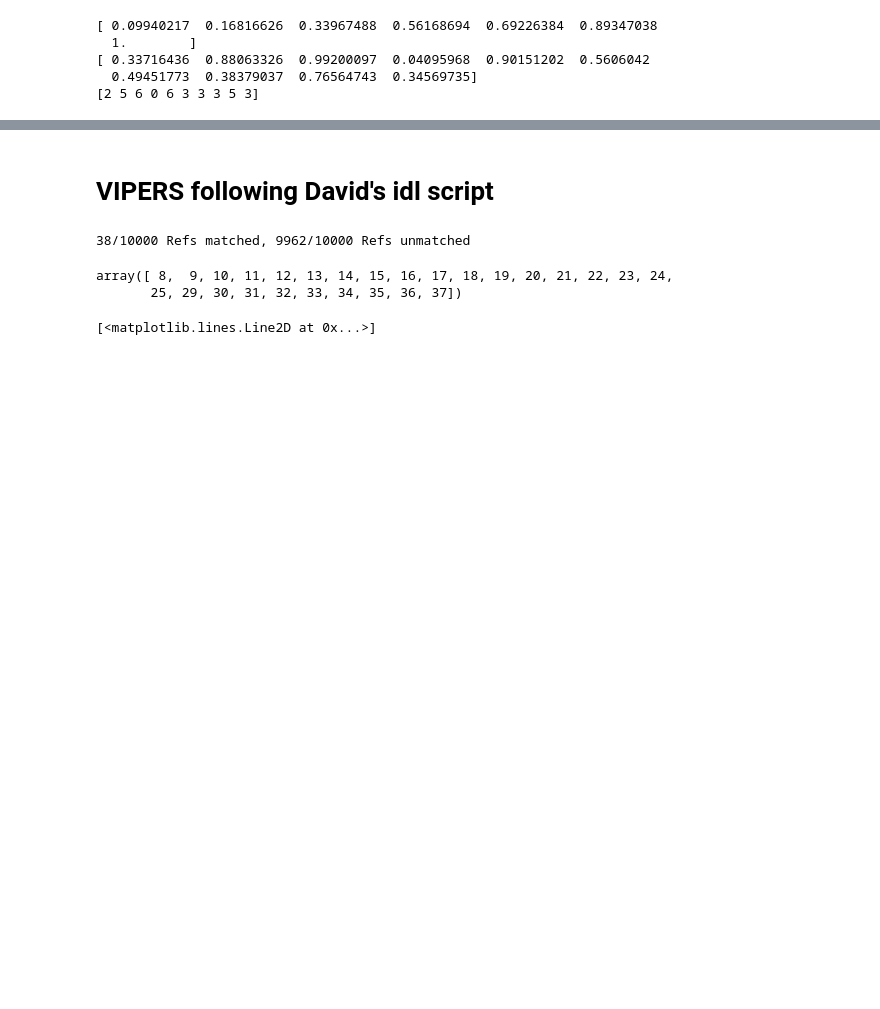
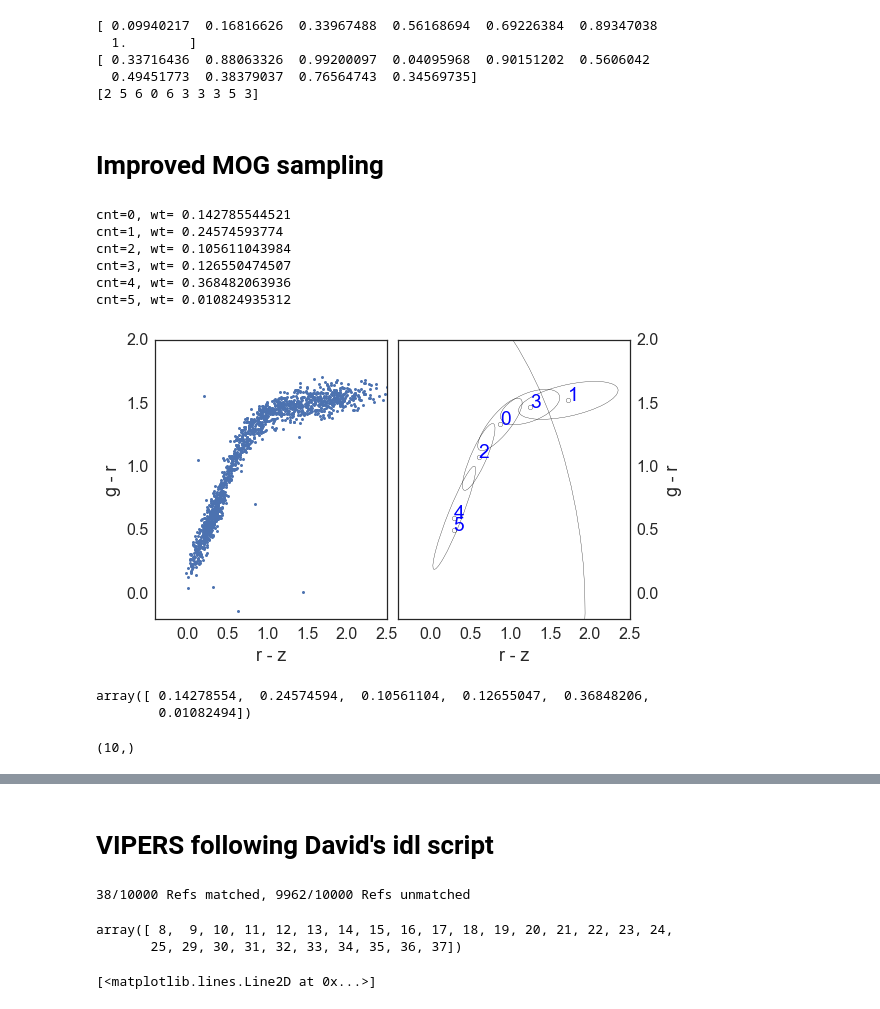
Before and after one commit to kaylanb/thesis_code, a Jupyter notebook: decals_sim/MoG.ipynb, the cells around one changed output, grey strips where cells are left out. Drawn from its saved outputs; the diff is of its cells as text; code cells hidden in the pictures; blank space fills up the shorter version.

Commit message:
added inital code for improved MoG sampling

```diff
--- a/decals_sim/MoG.ipynb
+++ b/decals_sim/MoG.ipynb
@@ -230,3 +230,5 @@ print result
 [ 0.33716436  0.88063326  0.99200097  0.04095968  0.90151202  0.5606042
   0.49451773  0.38379037  0.76564743  0.34569735]
 [2 5 6 0 6 3 3 3 5 3]
+# %% [markdown]
+# Improved MOG sampling
@@ -232,0 +291,52 @@ print result
+# %%
+mog = GaussianMixtureModel.load('star_colors_mog.fits')
+samp = mog.sample(1500)
+# Build a color-color plot.  Show the data on the left-hand panel and random draws from
+# the MoGs on the right-hand panel.
+sns.set(style='white', font_scale=1.6, palette='deep')
+col = sns.color_palette()
+fig, (ax1, ax2) = plt.subplots(1, 2, figsize=(8.5, 5), sharey=True)
+grrange = (-0.2, 2.0)
+rzrange = (-0.4, 2.5)
+
+ax1.plot(samp[:,0], samp[:,1], 'o', label='Random Draws', c=col[0], markersize=3)
+ax1.set_xlim(rzrange)
+ax1.set_ylim(grrange)
+ax1.set_xlabel('r - z')
+ax1.set_ylabel('g - r')
+#ax1.legend(loc='lower right', prop={'size': 14}, labelspacing=0.25, markerscale=2)
+
+add_MoG_curves(ax2, mog.means, mog.covars, mog.weights)
+ax2.set_xlim(rzrange)
+ax2.set_ylim(grrange)
+ax2.yaxis.tick_right()
+ax2.yaxis.set_label_position("right")
+ax2.set_xlabel('r - z')
+ax2.set_ylabel('g - r')
+# ax2.legend(loc='lower right', prop={'size': 14}, labelspacing=0.25, markerscale=2)
+
+fig.subplots_adjust(wspace=0.05, hspace=0.1)
+# plt.show()
+plt.savefig('stars.png')
+# %% [output]
+cnt=0, wt= 0.142785544521
+cnt=1, wt= 0.24574593774
+cnt=2, wt= 0.105611043984
+cnt=3, wt= 0.126550474507
+cnt=4, wt= 0.368482063936
+cnt=5, wt= 0.010824935312
+[figure, added]
+# %%
+mog.weights
+# %% [output]
+array([ 0.14278554,  0.24574594,  0.10561104,  0.12655047,  0.36848206,
+        0.01082494])
+# %%
+a=np.arange(10)
+b=np.arange(10)
+# c=np.concatenate
+# np.concatenate((a,b),axis=0).shape
+c=np.array([a,b]).T
+np.sum(c,axis=1).shape
+# %% [output]
+(10,)
```
Also changed, not shown: parts of 7 cells of this notebook, 1 other file.
